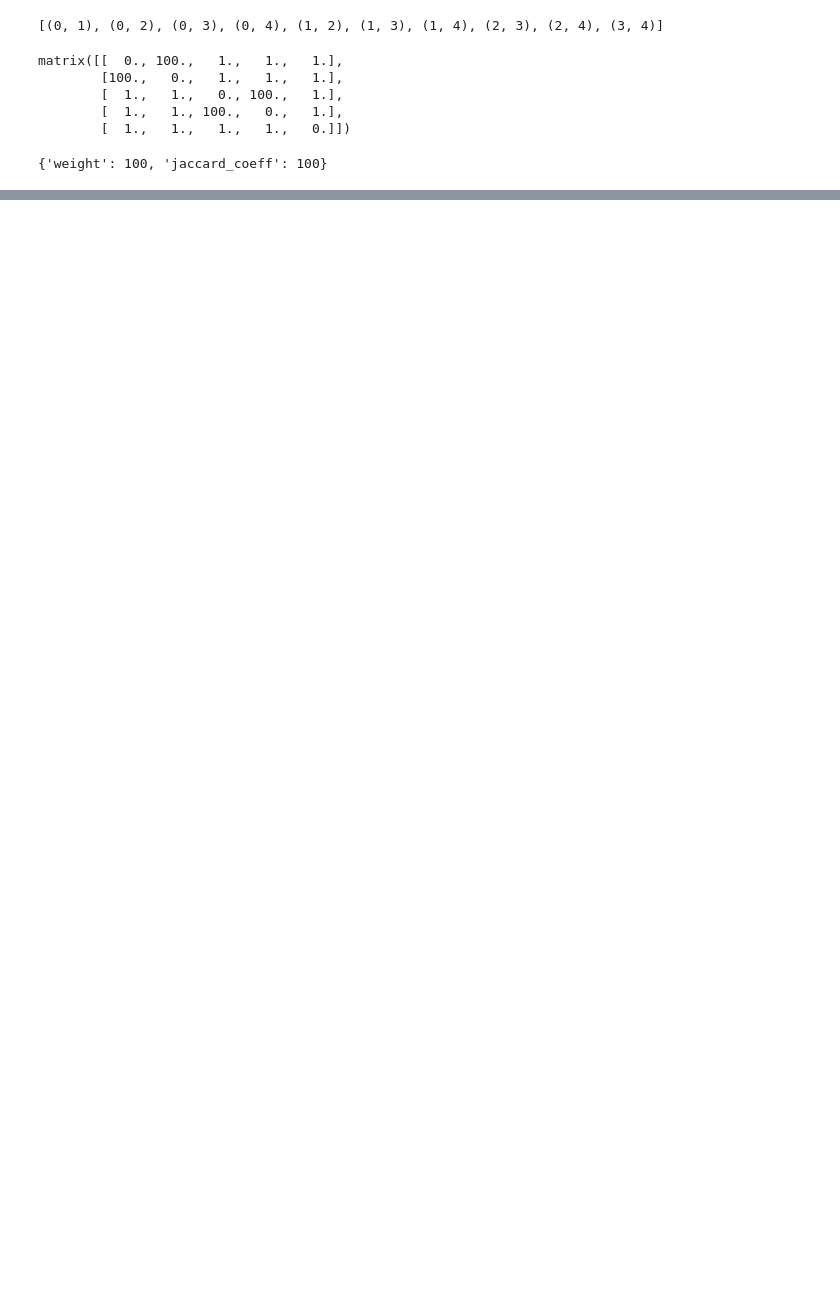
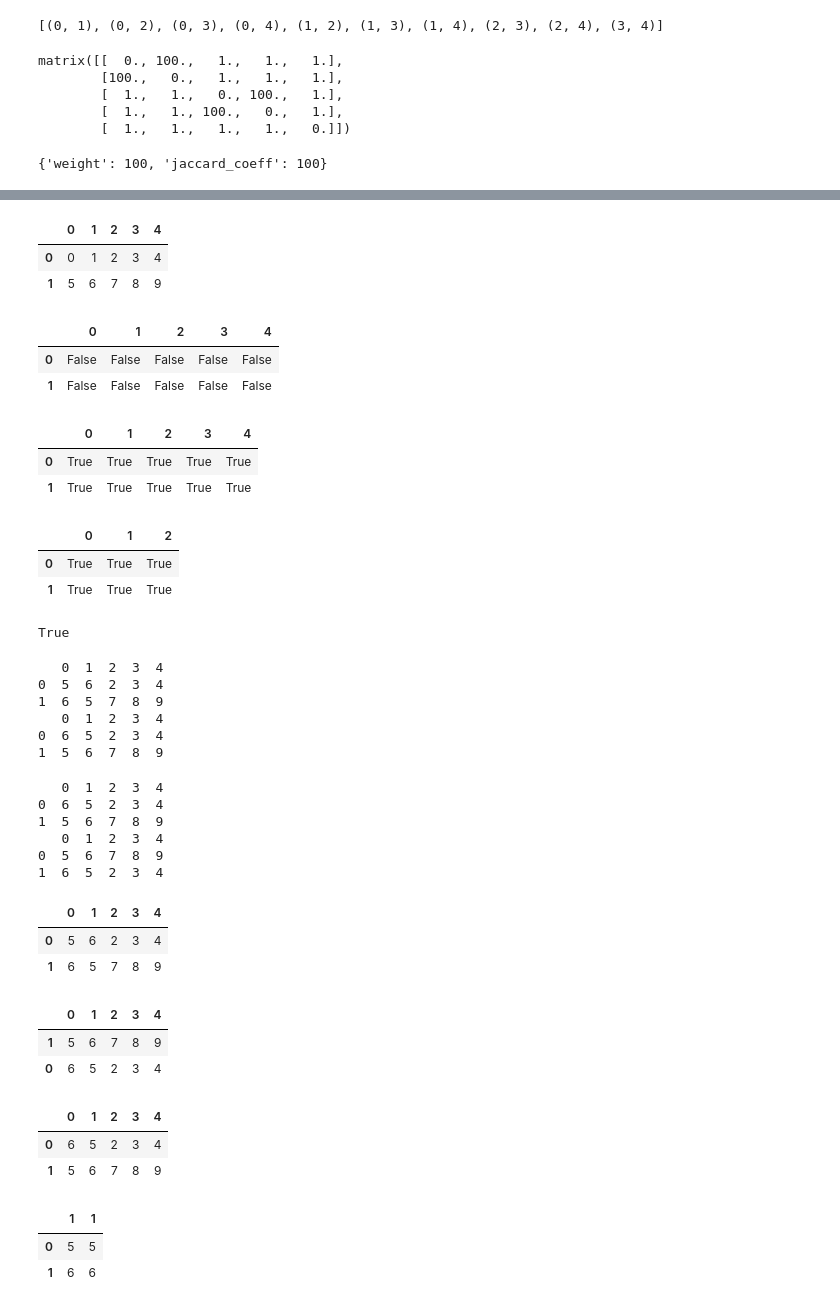
Before and after one commit to Anak2016/disease_node_classification, a Jupyter notebook: scatch_paper/Untitled.ipynb, the cells around one changed output, grey strips where cells are left out. Saved outputs shown, nothing was run; the diff lists cells and outputs as text; code cells hidden in the pictures; blank space fills up the shorter version.

```diff
--- a/scatch_paper/Untitled.ipynb
+++ b/scatch_paper/Untitled.ipynb
@@ -93,0 +105,77 @@ G.get_edge_data(0,1)
+# %%
+df2 = pd.DataFrame(np.arange(10).reshape(2,-1), dtype=str)
+df2
+# %% [output]
+|  | 0 | 1 | 2 | 3 | 4 |
+| 0 | 0 | 1 | 2 | 3 | 4 |
+| 1 | 5 | 6 | 7 | 8 | 9 |
+# %%
+df1.eq(df2)
+# %% [output]
+|  | 0 | 1 | 2 | 3 | 4 |
+| 0 | False | False | False | False | False |
+| 1 | False | False | False | False | False |
+# %%
+df1.astype(str).eq(df2.astype(str))
+# %% [output]
+|  | 0 | 1 | 2 | 3 | 4 |
+| 0 | True | True | True | True | True |
+| 1 | True | True | True | True | True |
+# %%
+df3 = pd.DataFrame([[True, True, True], [True, True,True]])
+df3
+# %% [output]
+|  | 0 | 1 | 2 |
+| 0 | True | True | True |
+| 1 | True | True | True |
+# %%
+df3.all(axis=None)
+# %% [output]
+True
+# %%
+print(df1)
+df1[[0,1]] = df1[[1,0]]
+print(df1)
+# %% [output]
+   0  1  2  3  4
+0  5  6  2  3  4
+1  6  5  7  8  9
+   0  1  2  3  4
+0  6  5  2  3  4
+1  5  6  7  8  9
+# %%
+print(df1)
+a,b = df1.iloc[0].copy(), df1.iloc[1].copy()
+df1.iloc[0], df1.iloc[1]= b,a
+print(df1)
+# %% [output]
+   0  1  2  3  4
+0  6  5  2  3  4
+1  5  6  7  8  9
+   0  1  2  3  4
+0  5  6  7  8  9
+1  6  5  2  3  4
+# %%
+df1
+# %% [output]
+|  | 0 | 1 | 2 | 3 | 4 |
+| 0 | 5 | 6 | 2 | 3 | 4 |
+| 1 | 6 | 5 | 7 | 8 | 9 |
+# %%
+df1.iloc[[1,0]]
+# %% [output]
+|  | 0 | 1 | 2 | 3 | 4 |
+| 1 | 5 | 6 | 7 | 8 | 9 |
+| 0 | 6 | 5 | 2 | 3 | 4 |
+# %%
+df1.iloc[[0,1]]
+# %% [output]
+|  | 0 | 1 | 2 | 3 | 4 |
+| 0 | 6 | 5 | 2 | 3 | 4 |
+| 1 | 5 | 6 | 7 | 8 | 9 |
+# %%
+df1[[1,1]]
+# %% [output]
+|  | 1 | 1 |
+| 0 | 5 | 5 |
+| 1 | 6 | 6 |
```
Also changed, not shown: parts of 18 cells of this notebook, 12 other files.
